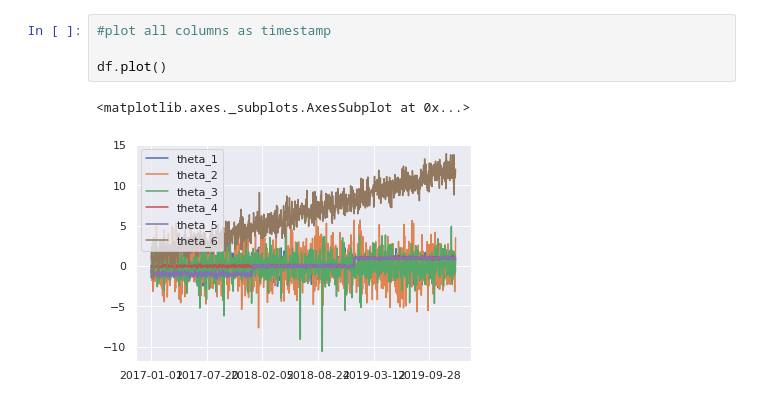
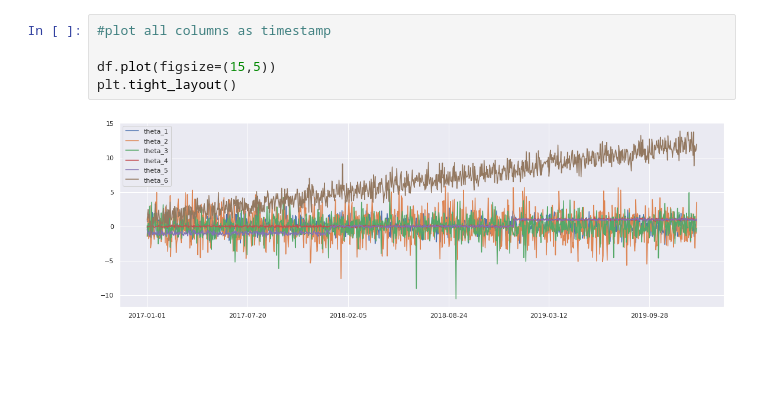
Before and after one commit to MarcinGuziorHombre/Data-Analytics, a Jupyter notebook: lab1/lab1.ipynb, the cells around one changed output. Saved outputs shown, nothing was run; the diff lists cells and outputs as text; blank space fills up the shorter version.

```diff
--- a/lab1/lab1.ipynb
+++ b/lab1/lab1.ipynb
@@ -32,8 +19,8 @@ df = pd.read_csv(DATA_SRC, index_col=0)
 # %%
 #plot all columns as timestamp
 
-df.plot()
+df.plot(figsize=(15,5))
+plt.tight_layout()
 # %% [output]
-<matplotlib.axes._subplots.AxesSubplot at 0x...>
-[figure, old version]
+[figure, new version]
 # %%
```
Also changed, not shown: parts of 11 cells of this notebook, 18 other files.
